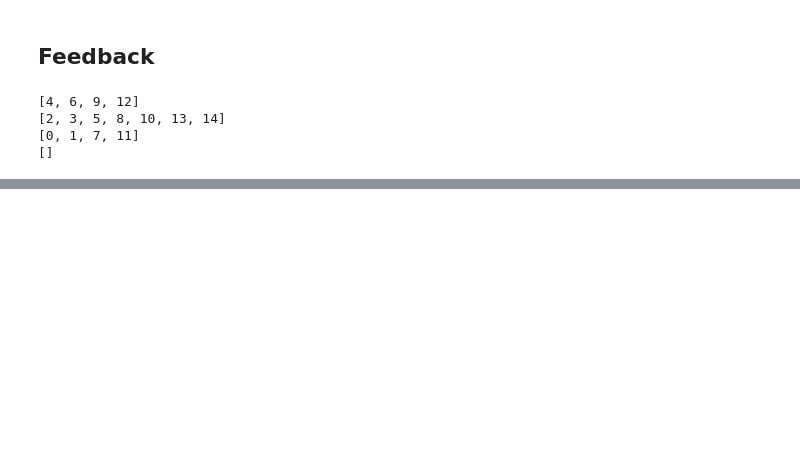
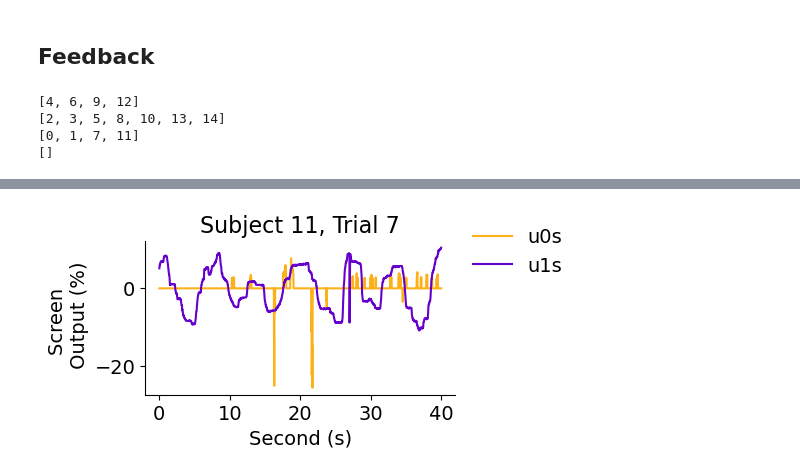
Before and after one commit to finley16/sensorimotor_fusion, a Jupyter notebook: analysis/Multimodal paper/20250501_EMBC_analysis.ipynb, the cells around one changed output, grey strips where cells are left out. Saved outputs shown, nothing was run; the diff lists cells and outputs as text; code cells hidden in the pictures; blank space fills up the shorter version.

```diff
--- a/analysis/Multimodal paper/20250501_EMBC_analysis.ipynb
+++ b/analysis/Multimodal paper/20250501_EMBC_analysis.ipynb
@@ -771,0 +902,16 @@ for group in groups:
+# %%
+# example trial
+fig,ax = plt.subplots(figsize=(4,2))
+ax.plot(t,u0s[1,2,-3,:]*100,label = 'u0s',color = colors['r'])
+ax.plot(t,u1s[1,2,-3,:]*100,label = 'u1s',color = colors['y'])
+#ax.plot(t,us[4,2,-1,:]*100,linestyle = '--',label = 'us',color = colors['d'])
+ax.set_ylabel('Screen \n Output (%)')
+ax.set_xlabel('Second (s)')
+ax.legend(bbox_to_anchor = (1,1.2), loc='upper left', frameon=False)
+ax.spines['top'].set_visible(False)
+ax.spines['right'].set_visible(False)
+ax.set_title(r'Subject 11, Trial 7')
+
+plt.show()
+# %% [output]
+[figure, added]
```
Also changed, not shown: parts of 8 cells of this notebook.
